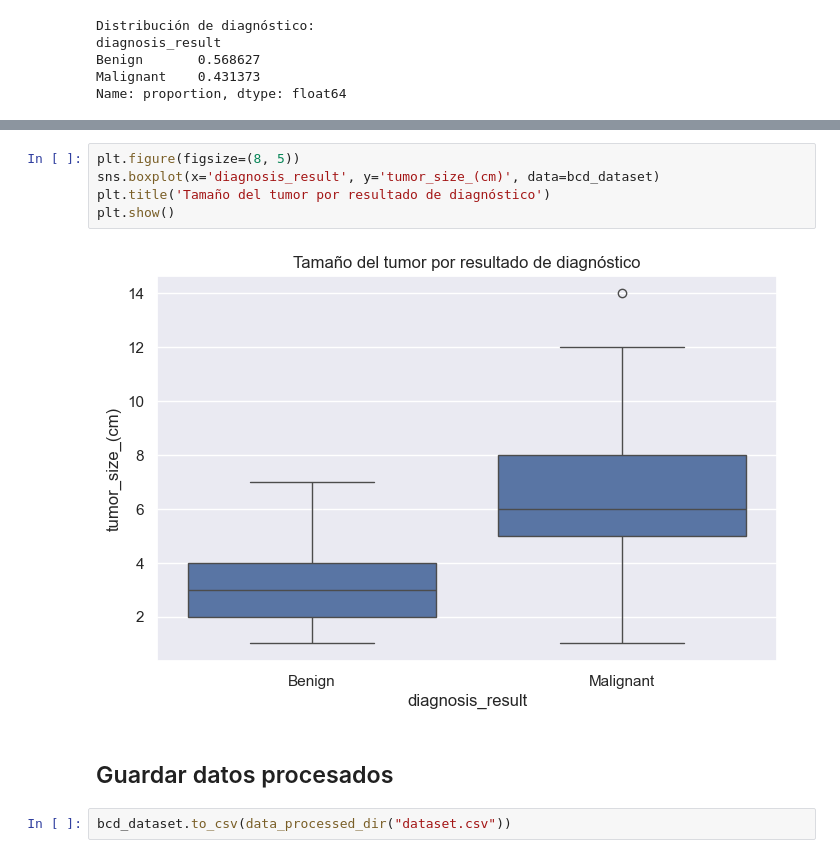
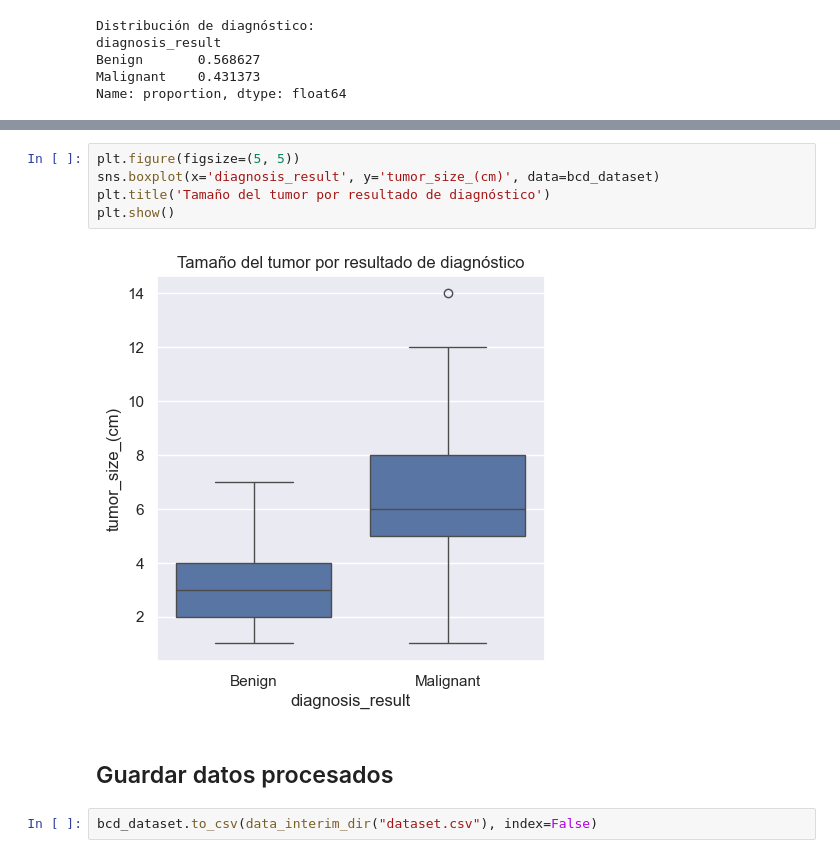
Before and after one commit to AGE90/breast-cancer-detection, a Jupyter notebook: notebooks/01-AGE-exploratory_data_analysis.ipynb, the cells around one changed output, grey strips where cells are left out. Saved outputs shown, nothing was run; the diff lists cells and outputs as text.

```diff
--- a/notebooks/01-AGE-exploratory_data_analysis.ipynb
+++ b/notebooks/01-AGE-exploratory_data_analysis.ipynb
@@ -289,11 +291,11 @@ Name: age, dtype: float64
 # %%
-plt.figure(figsize=(8, 5))
+plt.figure(figsize=(5, 5))
 sns.boxplot(x='diagnosis_result', y='tumor_size_(cm)', data=bcd_dataset)
 plt.title('Tamaño del tumor por resultado de diagnóstico')
 plt.show()
 # %% [output]
-[figure, old version]
+[figure, new version]
 # %% [markdown]
 ## Guardar datos procesados
 # %%
-bcd_dataset.to_csv(data_processed_dir("dataset.csv"))
+bcd_dataset.to_csv(data_interim_dir("dataset.csv"), index=False)
```
Also changed, not shown: parts of 9 cells of this notebook, 1 other file.
